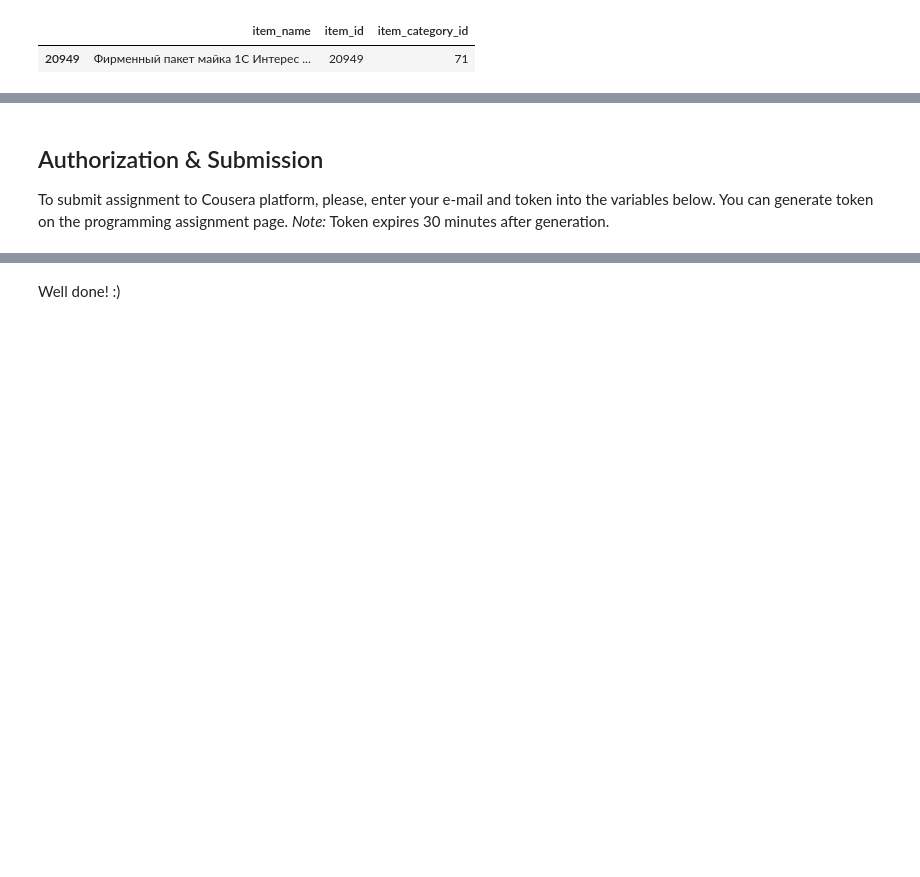
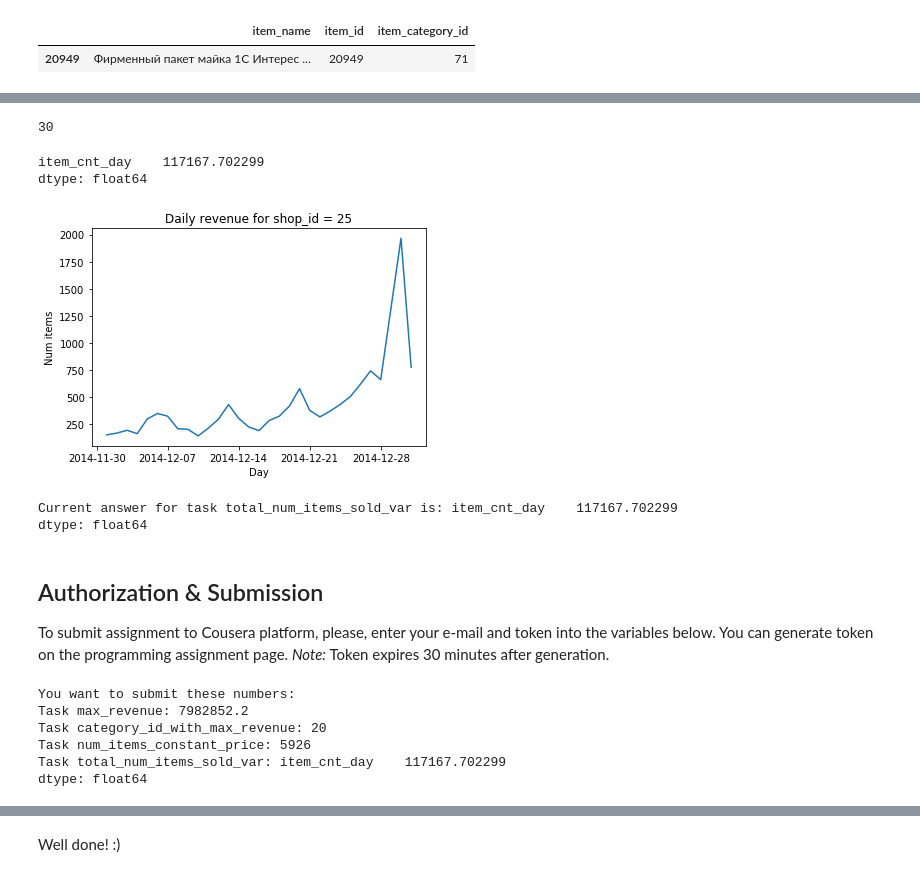
Before and after one commit to farbodab/Advanced-Machine-Learning-Specialization, a Jupyter notebook: Programming assignment, week 1_ Pandas basics/PandasBasics.ipynb, the cells around one changed output, grey strips where cells are left out. Drawn from its saved outputs; the diff is of its cells as text; code cells hidden in the pictures; blank space fills up the shorter version.

```diff
--- a/Programming assignment, week 1_ Pandas basics/PandasBasics.ipynb
+++ b/Programming assignment, week 1_ Pandas basics/PandasBasics.ipynb
@@ -365,4 +345,4 @@ items.loc[items.item_id == 20949]
 |  | item_name | item_id | item_category_id |
 | 20949 | Фирменный пакет майка 1С Интерес ... | 20949 | 71 |
 # %%
-df_interest.date = pd.to_datetime(df_interest['date'],format="%d/.%m/.%Y")
+df_interest['date'] = pd.to_datetime(df_interest['date'],format="%d.%m.%Y")
@@ -369,2 +381,2 @@ df_interest.date = pd.to_datetime(df_interest['date'],format="%d/.%m/.%Y")
 # %%
-df_interest.groupby('date').item_cnt_day.sum()
+new_df = df_interest.groupby('date').item_cnt_day.sum().to_frame()
@@ -388,0 +383,2 @@ Name: item_cnt_day, dtype: float64
+# %%
+new_df.reset_index(inplace=True)
@@ -389,24 +394,44 @@ Name: item_cnt_day, dtype: float64
+# %%
+len(new_df.date)
+# %% [output]
+30
+# %%
+new_df.var(ddof=1)
+# %% [output]
+item_cnt_day    117167.702299
+dtype: float64
 # %%
 shop_id = 25
 
-total_num_items_sold = # YOUR CODE GOES HERE
-days = # YOUR CODE GOES HERE
+total_num_items_sold = new_df.item_cnt_day # YOUR CODE GOES HERE
+days = new_df.date  # YOUR CODE GOES HERE
 
 # Plot it
 plt.plot(days, total_num_items_sold)
 plt.ylabel('Num items')
 plt.xlabel('Day')
 plt.title("Daily revenue for shop_id = 25")
 plt.show()
 
-total_num_items_sold_var = # PUT YOUR ANSWER IN THIS VARIABLE
+total_num_items_sold_var = new_df.var(ddof=1)# PUT YOUR ANSWER IN THIS VARIABLE
 grader.submit_tag('total_num_items_sold_var', total_num_items_sold_var)
+# %% [output]
+[figure, added]
+Current answer for task total_num_items_sold_var is: item_cnt_day    117167.702299
+dtype: float64
 # %% [markdown]
 ## Authorization & Submission
 To submit assignment to Cousera platform, please, enter your e-mail and token into the variables below. You can generate token on the programming assignment page. *Note:* Token expires 30 minutes after generation.
 # %%
-STUDENT_EMAIL = # EMAIL HERE
-STUDENT_TOKEN = # TOKEN HERE
+STUDENT_EMAIL = 'farbod.ab@hotmail.ca'# EMAIL HERE
+STUDENT_TOKEN = 'hYm0XxDkeBVfvvLc'# TOKEN HERE
 grader.status()
+# %% [output]
+You want to submit these numbers:
+Task max_revenue: 7982852.2
+Task category_id_with_max_revenue: 20
+Task num_items_constant_price: 5926
+Task total_num_items_sold_var: item_cnt_day    117167.702299
+dtype: float64
 # %%
 grader.submit(STUDENT_EMAIL, STUDENT_TOKEN)
```
Also changed, not shown: parts of 7 cells of this notebook.
